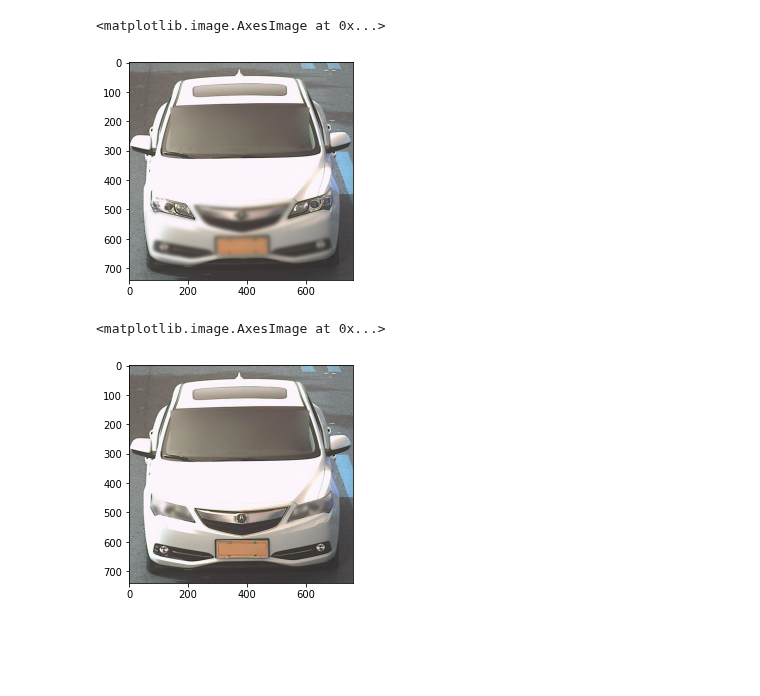
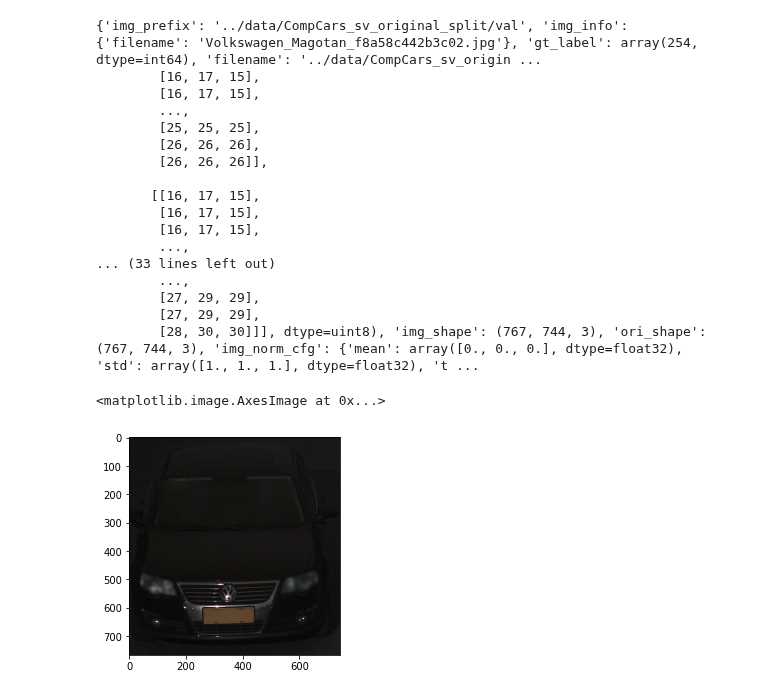
Before and after one commit to L1nusB/XAI-Vehicle-Classification, a Jupyter notebook: notebooks/Untitled.ipynb, the cells around one changed output. Saved outputs shown, nothing was run; the diff lists cells and outputs as text; code cells hidden in the pictures; blank space fills up the shorter version.

Commit message:
BlurDataset now wrapps around CompCars Datasets etc.

```diff
--- a/notebooks/Untitled.ipynb
+++ b/notebooks/Untitled.ipynb
@@ -68,7 +78,6 @@ camDataGradCAMPlusPlus = 'G:/XAI-Vehicle-Classification/preGenData/CompCars_orig
 camDataLayerCAM = 'G:/XAI-Vehicle-Classification/preGenData/CompCars_original/ResNet/valAllCAMsLayer.npz'
 camDataXCAM = 'G:/XAI-Vehicle-Classification/preGenData/CompCars_original/ResNet/valAllCAMsXGrad.npz'
 # %%
-generate_statistics.generate_statistics_missclassified(imgRoot=imgRootVal, camConfig=configCAMResOG,
-                                                       camCheckpoint=checkpointCAMResOG, camData=camDataGradCAM,
-                                                       segData=segDataPath, method='gradcam', segConfig=configSeg,
-                                                       segCheckpoint=checkpointSeg, annfile=annfileValGt)
+b = get_blurred_dataset(cfgPath=configCAMResOG, imgRoot=imgRootVal, blurredSegments=['front_left_light', 'front_right_light'],
+                       segData=segDataPathNoScale, saveImgs=True,
+                       segConfig=configSeg, segCheckpoint=checkpointSeg, annfile=annfileValGt)
@@ -114,7 +83,0 @@ classes = preprocessing.load_classes(segConfig=configSeg, segCheckpoint=checkpoi
-# %%
-b = BlurDataset(imgRoot=imgRootVal, classes=classes, segData=segDataPathNoScale,
-                blurredSegment='front_left_light', dataClasses=['Acura_Acura_ILX'])
-c = BlurDataset(imgRoot=imgRootVal, classes=classes, segData=segDataPathNoScale,
-                blurredSegment='front_bumper', dataClasses=['Acura_Acura_ILX'])
-d = BlurDataset(imgRoot=imgRootVal, classes=classes, segData=segDataPathNoScale,
-                blurredSegment=['front_left_light', 'front_right_light'], dataClasses=['Acura_Acura_ILX'])
@@ -126,10 +149,22 @@ plt.imshow(b[0]['img'])
 # %%
-plt.imshow(c[0]['img'])
+plt.imshow(b[0]['img'])
 # %% [output]
-<matplotlib.image.AxesImage at 0x...>
+{'img_prefix': '../data/CompCars_sv_original_split/val', 'img_info': {'filename': 'Volkswagen_Magotan_f8a58c442b3c02.jpg'}, 'gt_label': array(254, dtype=int64), 'filename': '../data/CompCars_sv_origin ...
+        [16, 17, 15],
+        [16, 17, 15],
+        ...,
+        [25, 25, 25],
+        [26, 26, 26],
+        [26, 26, 26]],
+
+       [[16, 17, 15],
+        [16, 17, 15],
+        [16, 17, 15],
+        ...,
+... (33 lines left out)
+        ...,
+        [27, 29, 29],
+        [27, 29, 29],
+        [28, 30, 30]]], dtype=uint8), 'img_shape': (767, 744, 3), 'ori_shape': (767, 744, 3), 'img_norm_cfg': {'mean': array([0., 0., 0.], dtype=float32), 'std': array([1., 1., 1.], dtype=float32), 't ...
+<matplotlib.image.AxesImage at 0x...>
-[figure, old version]
+[figure, new version]
-# %%
-plt.imshow(d[0]['img'])
-# %% [output]
-<matplotlib.image.AxesImage at 0x...>
-[figure, removed]
```
Also changed, not shown: parts of 9 cells of this notebook, 4 other files.
